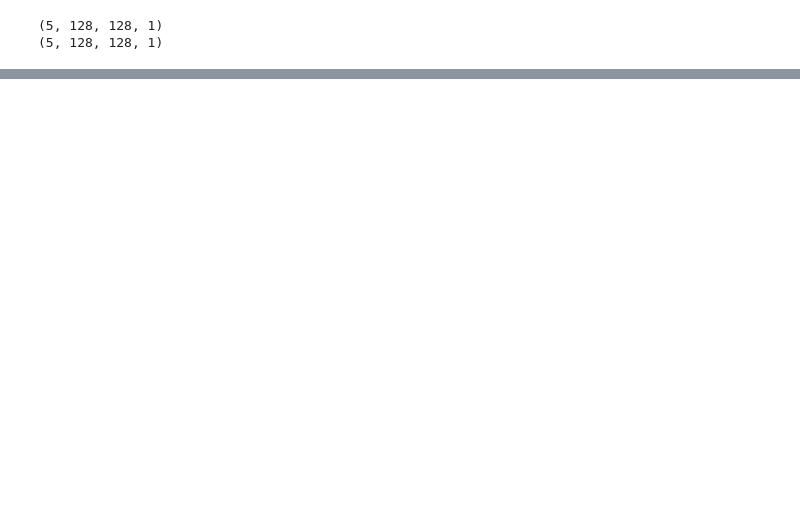
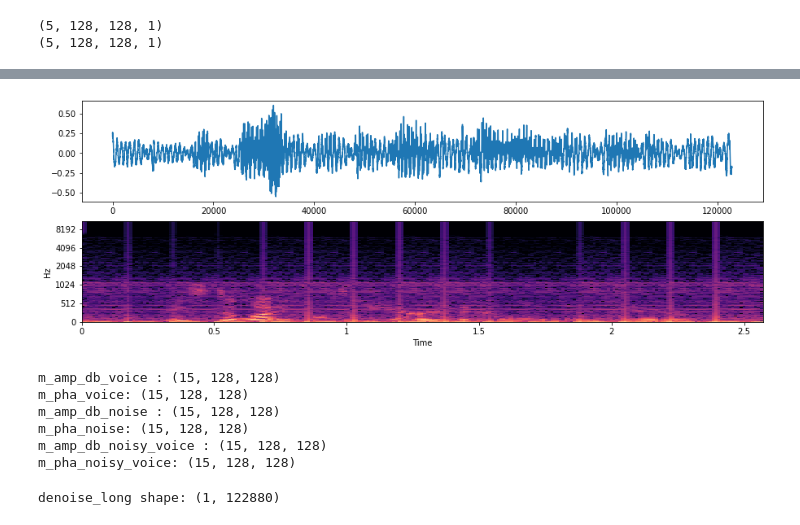
Before and after one commit to baaj2109/speech_denoise_frequency_version, a Jupyter notebook: freqyency_model_training.ipynb, the cells around one changed output, grey strips where cells are left out. Cells and saved outputs as stored; diff of their text form; code cells hidden in the pictures; blank space fills up the shorter version.

```diff
--- a/freqyency_model_training.ipynb
+++ b/freqyency_model_training.ipynb
@@ -304,0 +538,12 @@ KeyboardInterrupt:
+# %%
+test = prod_noisy_voice
+test = test.reshape(1, -1)
+fig = plt.figure(figsize=(15,5))
+ax = fig.add_subplot(2,1,1)
+plt.plot(test[0])
+
+ax = fig.add_subplot(2,1,2)
+noise_d = librosa.amplitude_to_db(np.abs(librosa.stft(test[0])), ref = np.max)
+librosa.display.specshow(noise_d, sr=48000, x_axis='time', y_axis='mel')
+ipd.Audio(test[0], rate=48000)
+# %% [output]
@@ -304,0 +551 @@ KeyboardInterrupt:
+[figure, added]
@@ -304,0 +567,22 @@ KeyboardInterrupt:
+# %%
+m_amp_db_voice,  m_pha_voice = numpy_audio_to_matrix_spectrogram(
+        prod_voice, dim_square_spec, n_fft, hop_length)
+print(f"m_amp_db_voice : {m_amp_db_voice.shape}")
+print(f"m_pha_voice: {m_pha_voice.shape}")
+
+m_amp_db_noise,  m_pha_noise = numpy_audio_to_matrix_spectrogram(
+        prod_noise, dim_square_spec, n_fft, hop_length)
+print(f"m_amp_db_noise : {m_amp_db_noise.shape}")
+print(f"m_pha_noise: {m_pha_noise.shape}")
+
+m_amp_db_noisy_voice,  m_pha_noisy_voice = numpy_audio_to_matrix_spectrogram(
+        prod_noisy_voice, dim_square_spec, n_fft, hop_length)
+print(f"m_amp_db_noisy_voice : {m_amp_db_noisy_voice.shape}")
+print(f"m_pha_noisy_voice: {m_pha_noisy_voice.shape}")
+# %% [output]
+m_amp_db_voice : (15, 128, 128)
+m_pha_voice: (15, 128, 128)
+m_amp_db_noise : (15, 128, 128)
+m_pha_noise: (15, 128, 128)
+m_amp_db_noisy_voice : (15, 128, 128)
+m_pha_noisy_voice: (15, 128, 128)
@@ -304,0 +621,5 @@ KeyboardInterrupt:
+# %%
+denoise_long = audio_denoise_recons.reshape(1, -1) * 10
+print(f"denoise_long shape: {denoise_long.shape}")
+# %% [output]
+denoise_long shape: (1, 122880)
```
Also changed, not shown: parts of 24 cells of this notebook, 6 other files.
